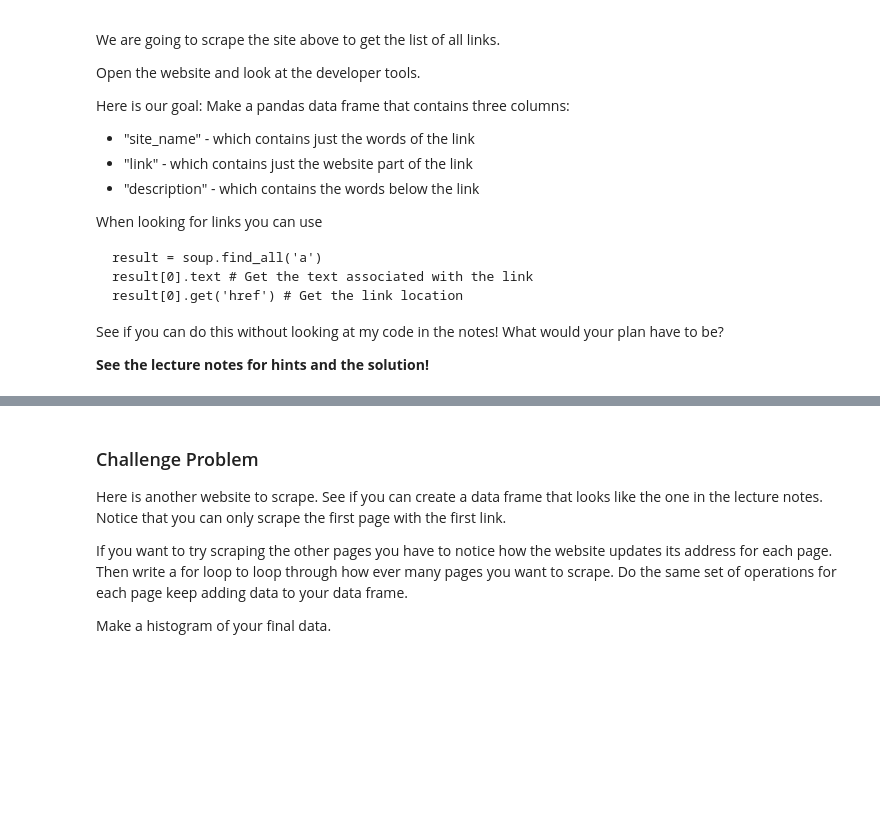
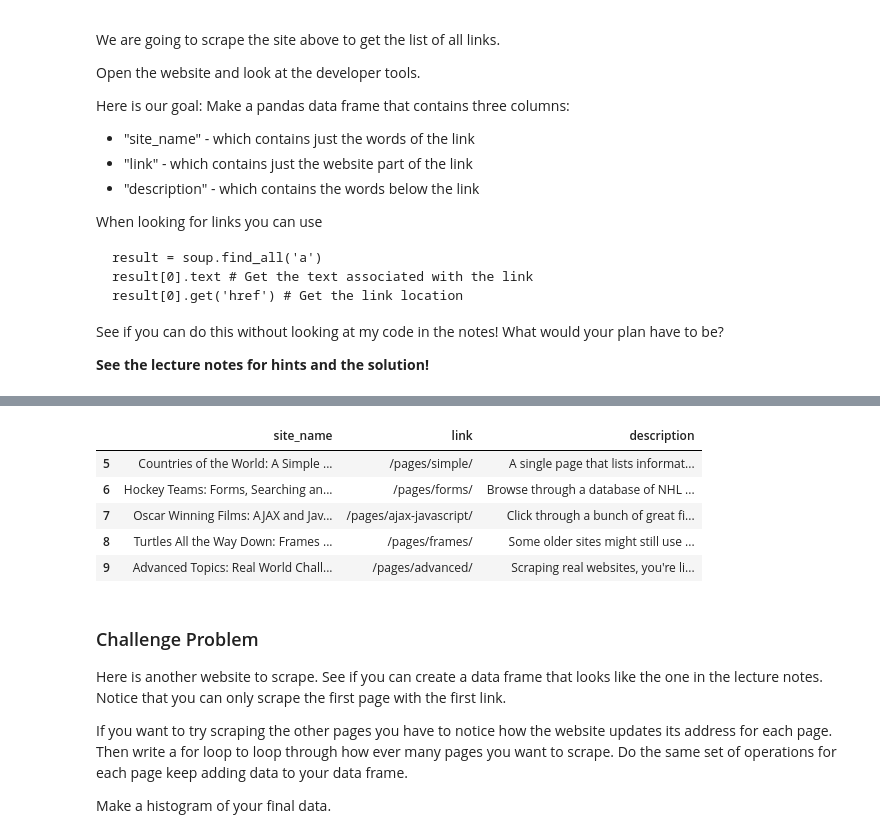
Before and after one commit to kayce-j/Data101study, a Jupyter notebook: Day12/Day12-HW.ipynb, the cells around one changed output, grey strips where cells are left out. Saved outputs shown, nothing was run; the diff lists cells and outputs as text; code cells hidden in the pictures; blank space fills up the shorter version.

```diff
--- a/Day12/Day12-HW.ipynb
+++ b/Day12/Day12-HW.ipynb
@@ -216,3 +284,9 @@ When looking for links you can use
 See if you can do this without looking at my code in the notes! What would your plan have to be?
 
 **See the lecture notes for hints and the solution!**
+# %%
+website= 'https://www.scrapethissite.com/pages/'
+raw_code = requests.get(website)
+html_doc = raw_code.text
+soup = BeautifulSoup(html_doc, 'html.parser')
+soup
@@ -219,3 +311,23 @@ See if you can do this without looking at my code in the notes! What would your
+# %%
+DFsite = pd.DataFrame()
+result = soup.find_all('a')
+DFsite['site_name'] = result
+DFsite['site_name'] = DFsite['site_name'].apply(lambda x: x.text.lstrip().rstrip())
+DFsite['link'] = result
+DFsite['link'] = DFsite['link'].apply(lambda x: x.get('href'))
+DFsite = DFsite.drop([0,1,2,3,4])
+
+result_desc = soup.find_all('p', class_ = 'lead session-desc')
+DFsite['description'] = result_desc
+DFsite['description'] = DFsite['description'].apply(lambda x: x.text.lstrip().rstrip())
+DFsite
+# %% [output]
+|  | site_name | link | description |
+| 5 | Countries of the World: A Simple ... | /pages/simple/ | A single page that lists informat... |
+| 6 | Hockey Teams: Forms, Searching an... | /pages/forms/ | Browse through a database of NHL ... |
+| 7 | Oscar Winning Films: AJAX and Jav... | /pages/ajax-javascript/ | Click through a bunch of great fi... |
+| 8 | Turtles All the Way Down: Frames ... | /pages/frames/ | Some older sites might still use ... |
+| 9 | Advanced Topics: Real World Chall... | /pages/advanced/ | Scraping real websites, you're li... |
 # %% [markdown]
 ### Challenge Problem
 
```
Also changed, not shown: parts of 7 cells of this notebook, 3 other files.
